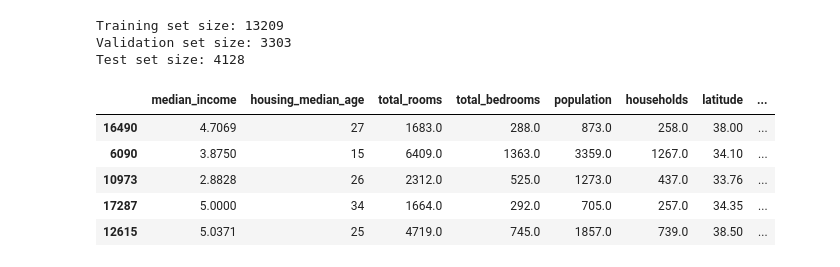
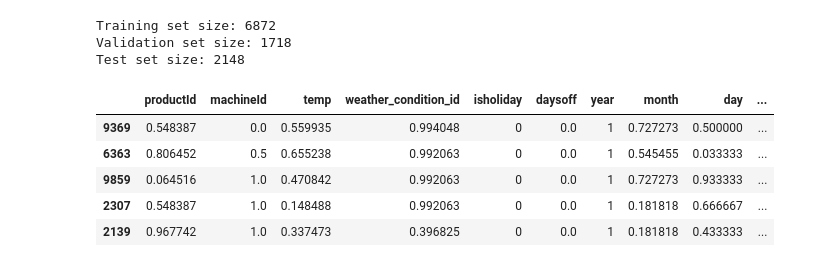
Before and after one commit to s-marton/GRANDE, a Jupyter notebook: GRANDE_minimal_example_with_comparison_REG.ipynb, the cells around one changed output. Drawn from its saved outputs; the diff is of its cells as text; code cells hidden in the pictures.

```diff
--- a/GRANDE_minimal_example_with_comparison_REG.ipynb
+++ b/GRANDE_minimal_example_with_comparison_REG.ipynb
@@ -11,34 +11,34 @@ os.environ['TF_FORCE_GPU_ALLOW_GROWTH'] = 'true'
 # %%
 from sklearn.model_selection import train_test_split
 import openml
 import category_encoders as ce
 import numpy as np
 import sklearn
 
-# Load delays_zurich_transport dataset
-dataset = openml.datasets.get_dataset(537, download_data=True, download_qualities=True, download_features_meta_data=True)
+# Load dataset_sales dataset
+dataset = openml.datasets.get_dataset(42183, download_data=True, download_qualities=True, download_features_meta_data=True)
 X, y, categorical_indicator, attribute_names = dataset.get_data(target=dataset.default_target_attribute)
 categorical_feature_indices = [idx for idx, idx_bool in enumerate(categorical_indicator) if idx_bool]
 
 X_temp, X_test, y_temp, y_test = train_test_split(X, y, test_size=0.2, random_state=42)
 
 X_train, X_valid, y_train, y_valid = train_test_split(X_temp, y_temp, test_size=0.2, random_state=42)
 
 print("Training set size:", len(X_train))
 print("Validation set size:", len(X_valid))
 print("Test set size:", len(X_test))
 
 X_train.head()
 # %% [output]
-Training set size: 13209
-Validation set size: 3303
-Test set size: 4128
+Training set size: 6872
+Validation set size: 1718
+Test set size: 2148
-|  | median_income | housing_median_age | total_rooms | total_bedrooms | population | households | latitude | ... |
-| 16490 | 4.7069 | 27 | 1683.0 | 288.0 | 873.0 | 258.0 | 38.00 | ... |
-| 6090 | 3.8750 | 15 | 6409.0 | 1363.0 | 3359.0 | 1267.0 | 34.10 | ... |
-| 10973 | 2.8828 | 26 | 2312.0 | 525.0 | 1273.0 | 437.0 | 33.76 | ... |
-| 17287 | 5.0000 | 34 | 1664.0 | 292.0 | 705.0 | 257.0 | 34.35 | ... |
-| 12615 | 5.0371 | 25 | 4719.0 | 745.0 | 1857.0 | 739.0 | 38.50 | ... |
+|  | productId | machineId | temp | weather_condition_id | isholiday | daysoff | year | month | day | ... |
+| 9369 | 0.548387 | 0.0 | 0.559935 | 0.994048 | 0 | 0.0 | 1 | 0.727273 | 0.500000 | ... |
+| 6363 | 0.806452 | 0.5 | 0.655238 | 0.992063 | 0 | 0.0 | 1 | 0.545455 | 0.033333 | ... |
+| 9859 | 0.064516 | 1.0 | 0.470842 | 0.992063 | 0 | 0.0 | 1 | 0.727273 | 0.933333 | ... |
+| 2307 | 0.548387 | 1.0 | 0.148488 | 0.992063 | 0 | 0.0 | 1 | 0.181818 | 0.666667 | ... |
+| 2139 | 0.967742 | 1.0 | 0.337473 | 0.396825 | 0 | 0.0 | 1 | 0.181818 | 0.433333 | ... |
 # %%
 from GRANDE import GRANDE
 
```
Also changed, not shown: parts of 6 cells of this notebook.
